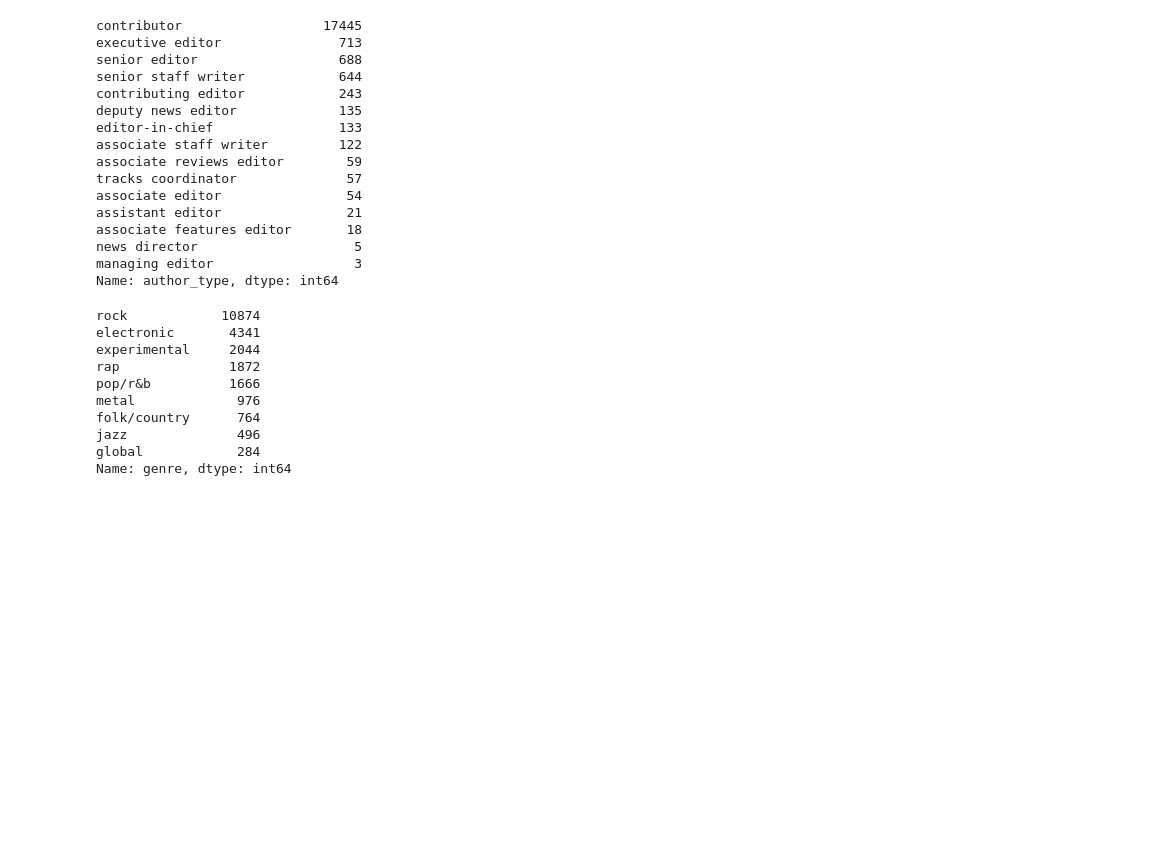
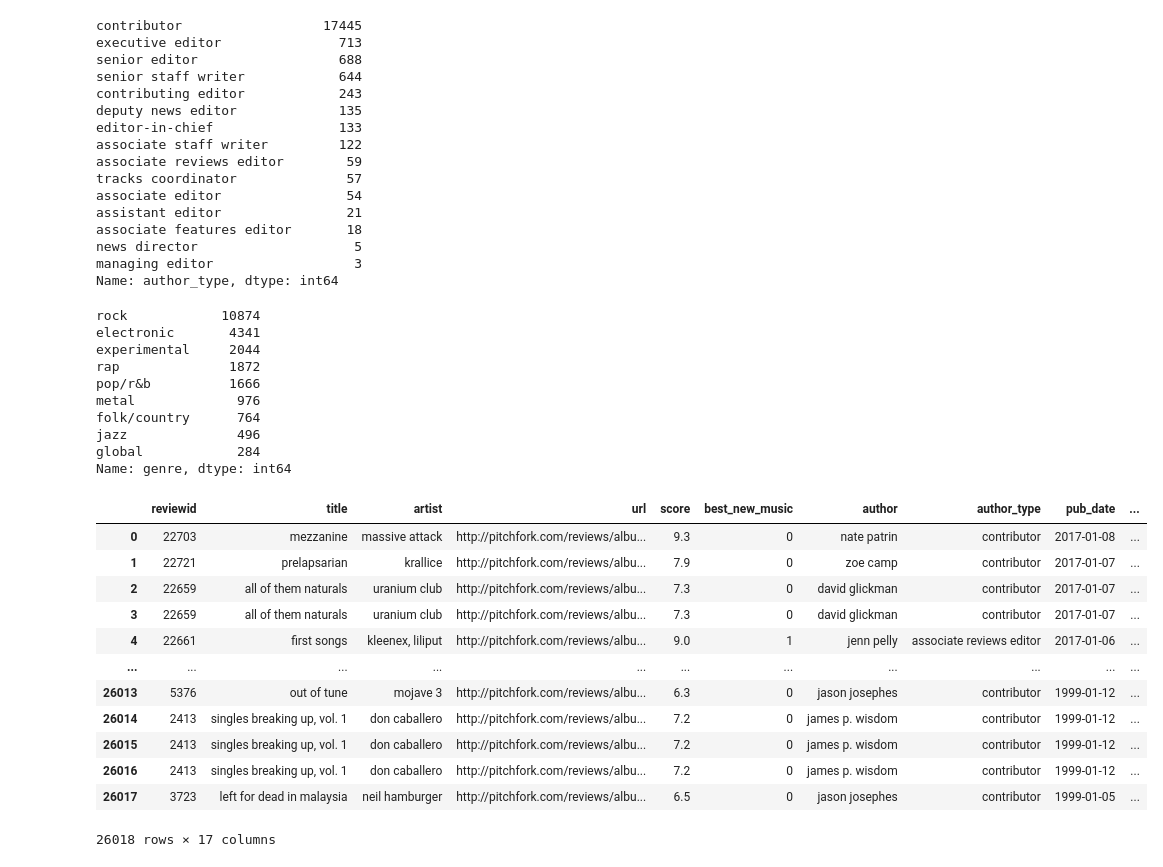
Before and after one commit to JonahFlateman/SQLproject, a Jupyter notebook: Untitled.ipynb, the cells around one changed output. Saved outputs shown, nothing was run; the diff lists cells and outputs as text; code cells hidden in the pictures; blank space fills up the shorter version.

```diff
--- a/Untitled.ipynb
+++ b/Untitled.ipynb
@@ -273,3 +276,19 @@ df_joined.genre = df_joined.genre.fillna('none')
 # %%
 df_joined.label = df_joined.label.fillna('none')
 df_joined.year = df_joined.year.fillna('none')
+# %%
+df_joined
+# %% [output]
+|  | reviewid | title | artist | url | score | best_new_music | author | author_type | pub_date | ... |
+| 0 | 22703 | mezzanine | massive attack | http://pitchfork.com/reviews/albu... | 9.3 | 0 | nate patrin | contributor | 2017-01-08 | ... |
+| 1 | 22721 | prelapsarian | krallice | http://pitchfork.com/reviews/albu... | 7.9 | 0 | zoe camp | contributor | 2017-01-07 | ... |
+| 2 | 22659 | all of them naturals | uranium club | http://pitchfork.com/reviews/albu... | 7.3 | 0 | david glickman | contributor | 2017-01-07 | ... |
+| 3 | 22659 | all of them naturals | uranium club | http://pitchfork.com/reviews/albu... | 7.3 | 0 | david glickman | contributor | 2017-01-07 | ... |
+| 4 | 22661 | first songs | kleenex, liliput | http://pitchfork.com/reviews/albu... | 9.0 | 1 | jenn pelly | associate reviews editor | 2017-01-06 | ... |
+| ... | ... | ... | ... | ... | ... | ... | ... | ... | ... | ... |
+| 26013 | 5376 | out of tune | mojave 3 | http://pitchfork.com/reviews/albu... | 6.3 | 0 | jason josephes | contributor | 1999-01-12 | ... |
+| 26014 | 2413 | singles breaking up, vol. 1 | don caballero | http://pitchfork.com/reviews/albu... | 7.2 | 0 | james p. wisdom | contributor | 1999-01-12 | ... |
+| 26015 | 2413 | singles breaking up, vol. 1 | don caballero | http://pitchfork.com/reviews/albu... | 7.2 | 0 | james p. wisdom | contributor | 1999-01-12 | ... |
+| 26016 | 2413 | singles breaking up, vol. 1 | don caballero | http://pitchfork.com/reviews/albu... | 7.2 | 0 | james p. wisdom | contributor | 1999-01-12 | ... |
+| 26017 | 3723 | left for dead in malaysia | neil hamburger | http://pitchfork.com/reviews/albu... | 6.5 | 0 | jason josephes | contributor | 1999-01-05 | ... |
+26018 rows × 17 columns
```
Also changed, not shown: parts of 4 cells of this notebook.
